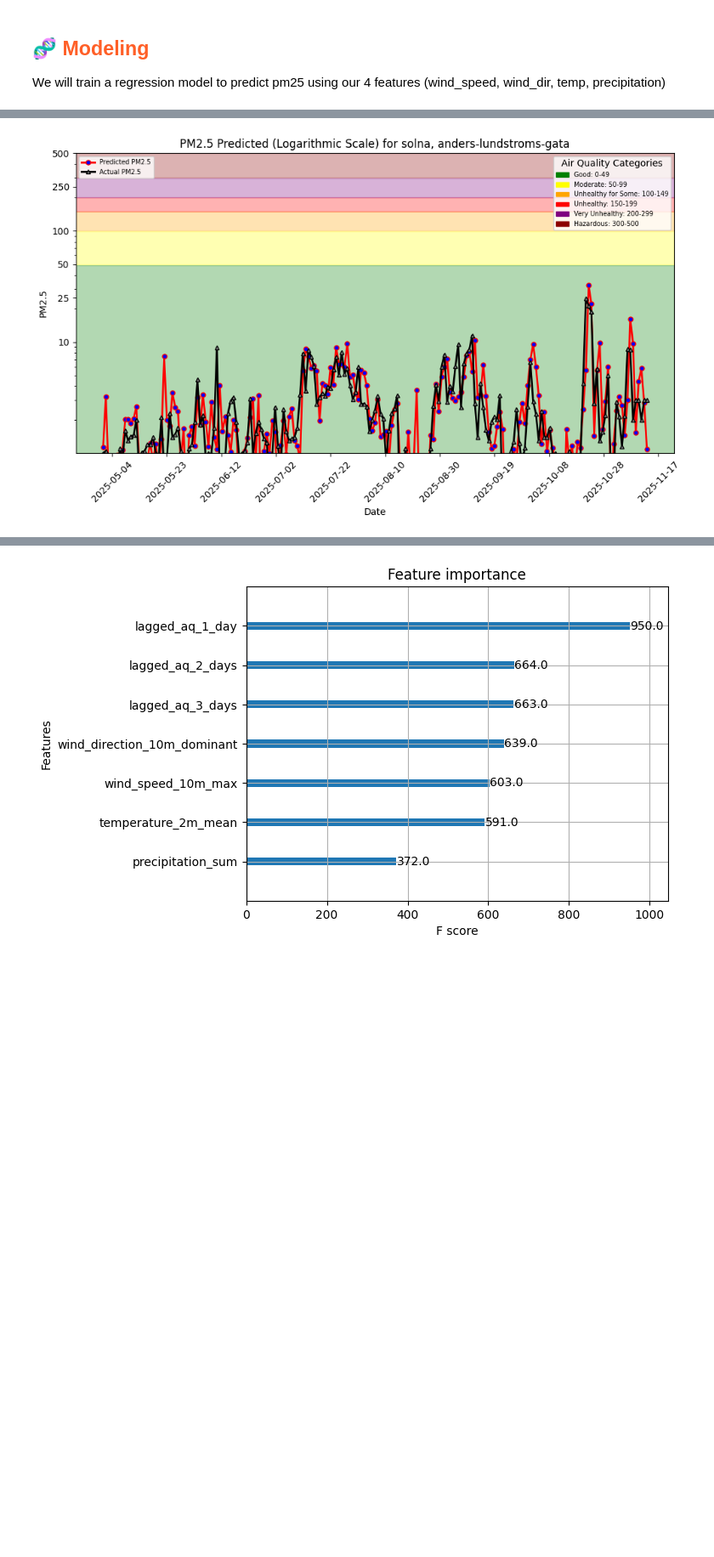
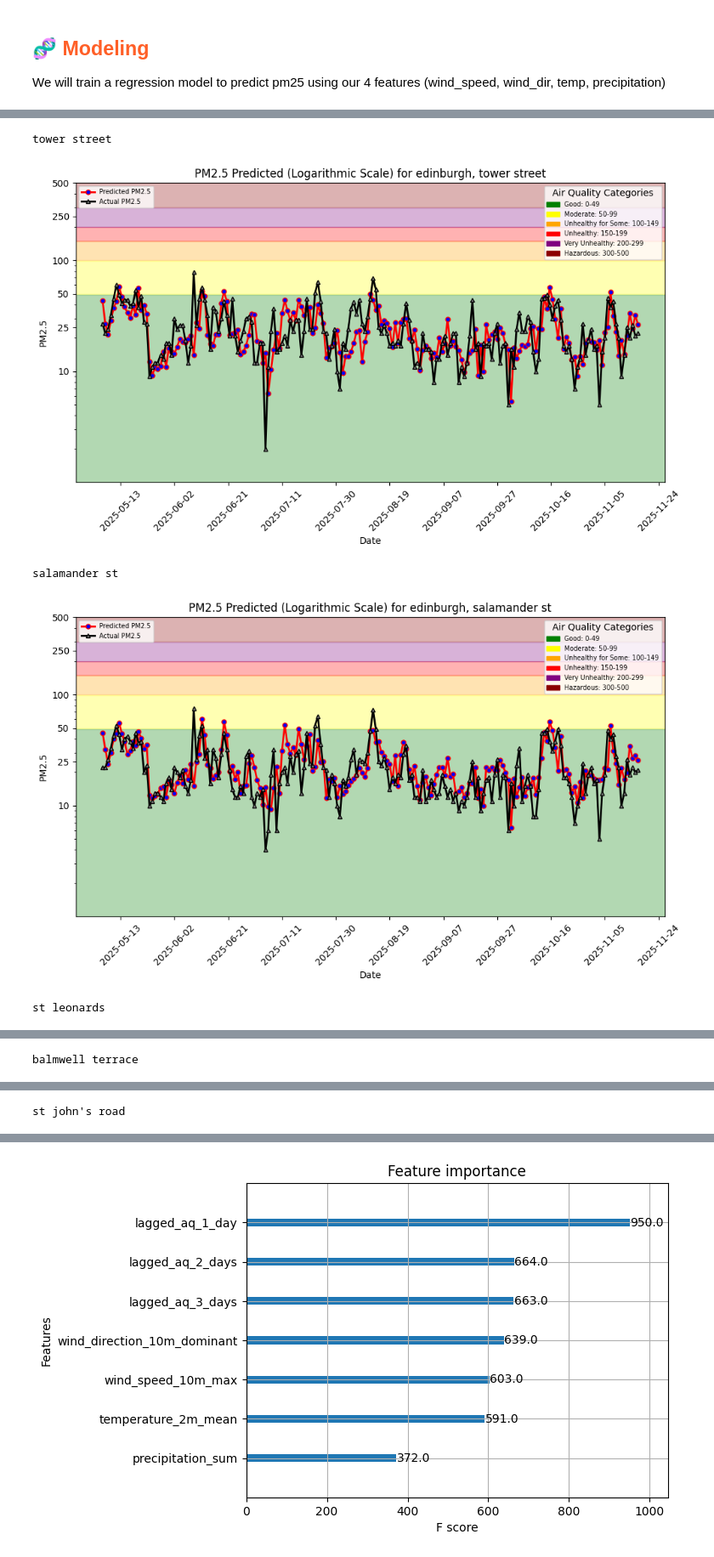
Before and after one commit to Isabell257/id2223-lab1, a Jupyter notebook: notebooks/airquality/3_air_quality_training_pipeline.ipynb, the cells around one changed output, grey strips where cells are left out. Shown at 85% size. Cells and saved outputs as stored; diff of their text form; code cells hidden in the pictures; blank space fills up the shorter version.

```diff
--- a/notebooks/airquality/3_air_quality_training_pipeline.ipynb
+++ b/notebooks/airquality/3_air_quality_training_pipeline.ipynb
@@ -215,7 +264,12 @@ The `Feature View` is now saved in Hopsworks and you can retrieve it using `Feat
 We will train a regression model to predict pm25 using our 4 features (wind_speed, wind_dir, temp, precipitation)
 # %%
 # Creating an instance of the XGBoost Regressor
-xgb_regressor = XGBRegressor()
+if running_e or running_c:
+    xgb_regressor = XGBRegressor()
+
+#Build pipeline that also handles the categorical features
+if running_a:
+    xgb_regressor = Pipeline(steps=[("preprocessor", preprocessor), ("regressor", XGBRegressor())])
 
 # Fitting the XGBoost Regressor to the training data
 xgb_regressor.fit(X_features, y_train)
@@ -250,6 +310,7 @@ df = y_test
 df['predicted_pm25'] = y_pred
 # %%
 df['date'] = X_test['date']
+df['street'] = X_test['street']
 df = df.sort_values(by=['date'])
 df.head(5)
 # %% [output]
@@ -262,14 +323,41 @@ df.head(5)
 # %%
 # Creating a directory for the model artifacts if it doesn't exist
-model_dir = "air_quality_model"
-if not os.path.exists(model_dir):
-    os.mkdir(model_dir)
+
+if running_e:
+    model_dir = "air_quality_model_e"
+    if not os.path.exists(model_dir):
+        os.mkdir(model_dir)
+
+if running_c:
+    model_dir = "air_quality_model_c"
+    if not os.path.exists(model_dir):
+        os.mkdir(model_dir)
+
+if running_a:
+    model_dir = "air_quality_model_a"
+    if not os.path.exists(model_dir):
+        os.mkdir(model_dir)
+
 images_dir = model_dir + "/images"
 if not os.path.exists(images_dir):
     os.mkdir(images_dir)
 # %%
-file_path = images_dir + "/pm25_hindcast_lagging.png"
-plt = util.plot_air_quality_forecast(city, street, df, file_path, hindcast=True)
-plt.show()
+file_path = images_dir + "/pm25_hindcast.png"
+
+if running_e or running_c:
+    plt = util.plot_air_quality_forecast(city, street, df, file_path, hindcast=True)
+    plt.show()
+
+if running_a:
+    for location in locations:
+        street = location["street"]
+        print(street)
+        sensor_df = df[df['street'] == street]
+        plt = util.plot_air_quality_forecast(city, street, sensor_df, file_path, hindcast=True)
+        plt.show()
 # %% [output]
+tower street
-[figure, old version]
+[figure, new version]
+salamander st
+[figure, added]
+st leonards
@@ -275,0 +365 @@ plt.show()
+balmwell terrace
@@ -275,0 +367 @@ plt.show()
+st john's road
```
Also changed, not shown: parts of 15 cells of this notebook.
